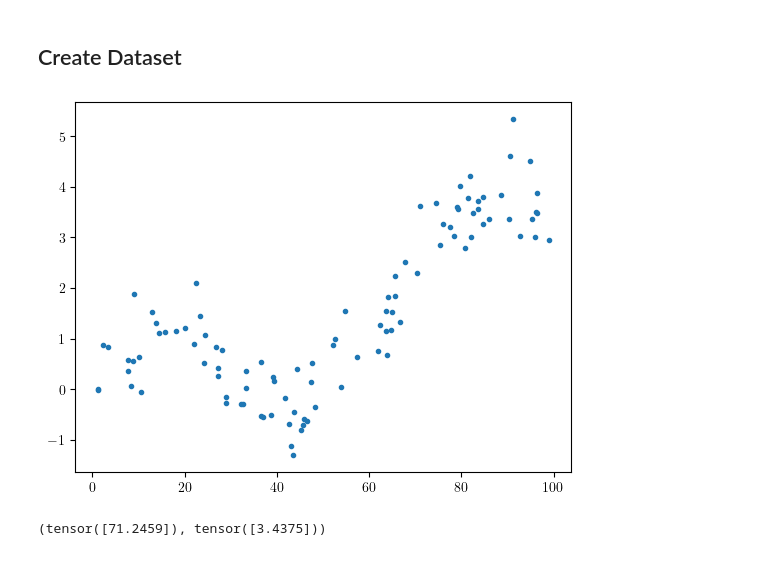
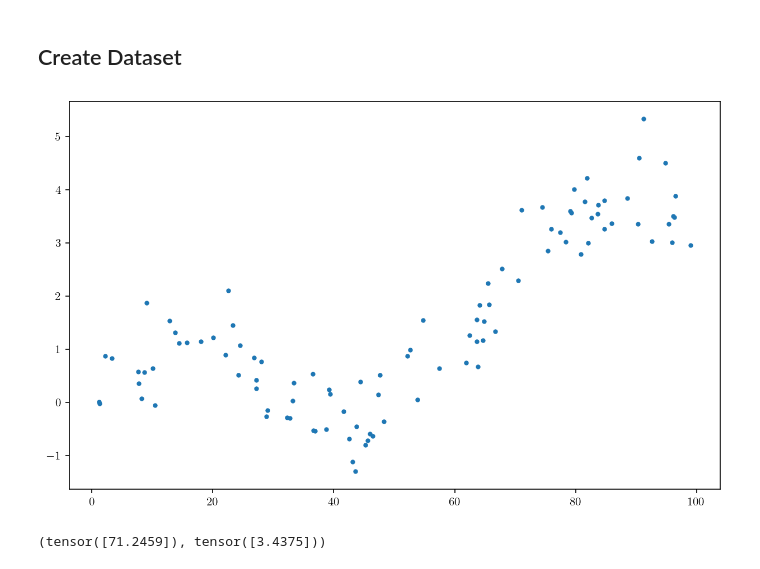
Before and after one commit to Axect/DeCov, a Jupyter notebook: DeCov_Regression.ipynb, the cells around one changed output. Drawn from its saved outputs; the diff is of its cells as text; code cells hidden in the pictures.

```diff
--- a/DeCov_Regression.ipynb
+++ b/DeCov_Regression.ipynb
@@ -43,10 +43,12 @@ def f(x):
 x = np.random.rand(100) * 100
 y = f(x) + np.random.randn(100) / 2
 # %%
+plt.figure(figsize=(10,6), dpi=150)
 plt.plot(x,y, '.')
+plt.savefig("figs/01_data.png", dpi=300)
 plt.show()
 # %% [output]
-[figure, old version]
+[figure, new version]
 # %%
 class RegData(Dataset):
     def __init__(self, N):
```
Also changed, not shown: parts of 8 cells of this notebook, 5 other files.
